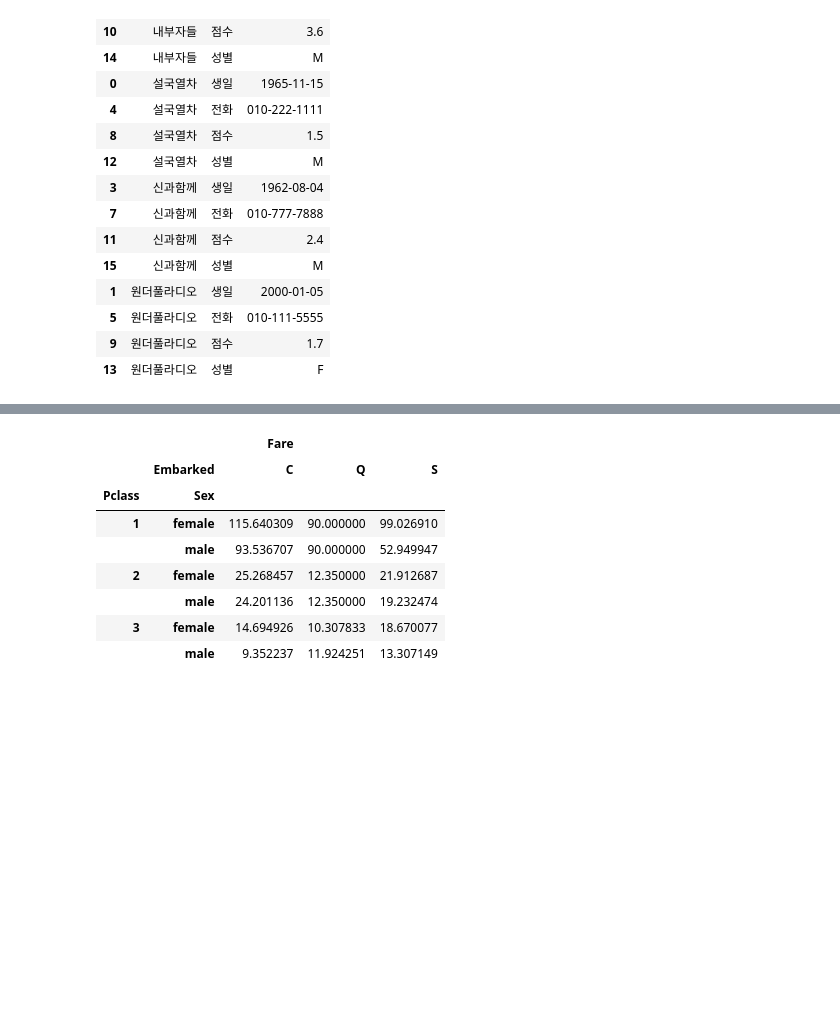
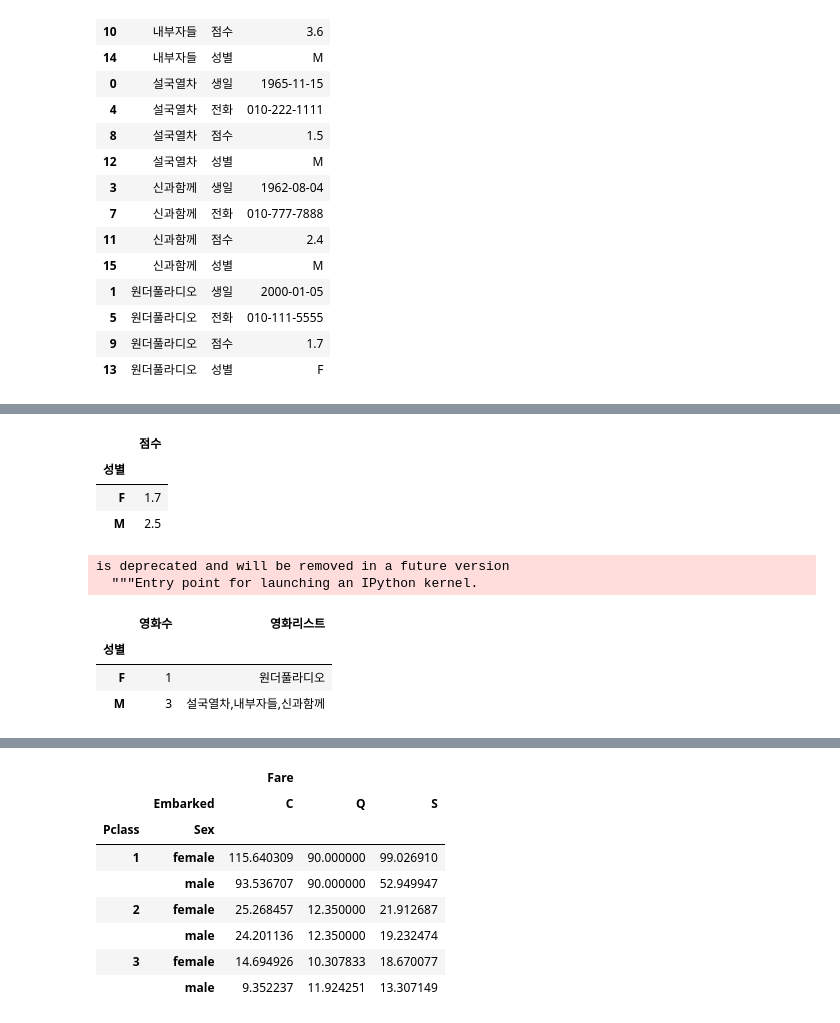
Before and after one commit to kinonia/python-note, a Jupyter notebook: 20.dataframe-demo.ipynb, the cells around one changed output, grey strips where cells are left out. Drawn from its saved outputs; the diff is of its cells as text; code cells hidden in the pictures; blank space fills up the shorter version.

Commit message:
Update 20.dataframe-demo.ipynb
group by 추가함

```diff
--- a/20.dataframe-demo.ipynb
+++ b/20.dataframe-demo.ipynb
@@ -875,3 +883,21 @@ pd.melt(df, id_vars='영화', var_name='속성', value_name='값').sort_values(b
+# %%
+# 첫번째: index, 두번째: value
+df.groupby(['성별'])[['점수']].mean()
+# %% [output]
+|  | 점수 |
+| 성별 |  |
+| F | 1.7 |
+| M | 2.5 |
+# %%
+# 이후 value에 대해 적용할 함수를 사용 (unique/count/lambda 등 사용)
+df.groupby(['성별'])['영화'].agg({'영화수': 'count', '영화리스트': lambda x: ','.join(x)})
+# %% [output]
+is deprecated and will be removed in a future version
+  """Entry point for launching an IPython kernel.
+|  | 영화수 | 영화리스트 |
+| 성별 |  |  |
+| F | 1 | 원더풀라디오 |
+| M | 3 | 설국열차,내부자들,신과함께 |
 # %%
 # index=피봇행, values=계산값, aggfunc=계산방식
 pd.pivot_table(train, index=['Pclass'], values=['Fare'], aggfunc=[np.average, len])
```
Also changed, not shown: parts of 2 cells of this notebook.
